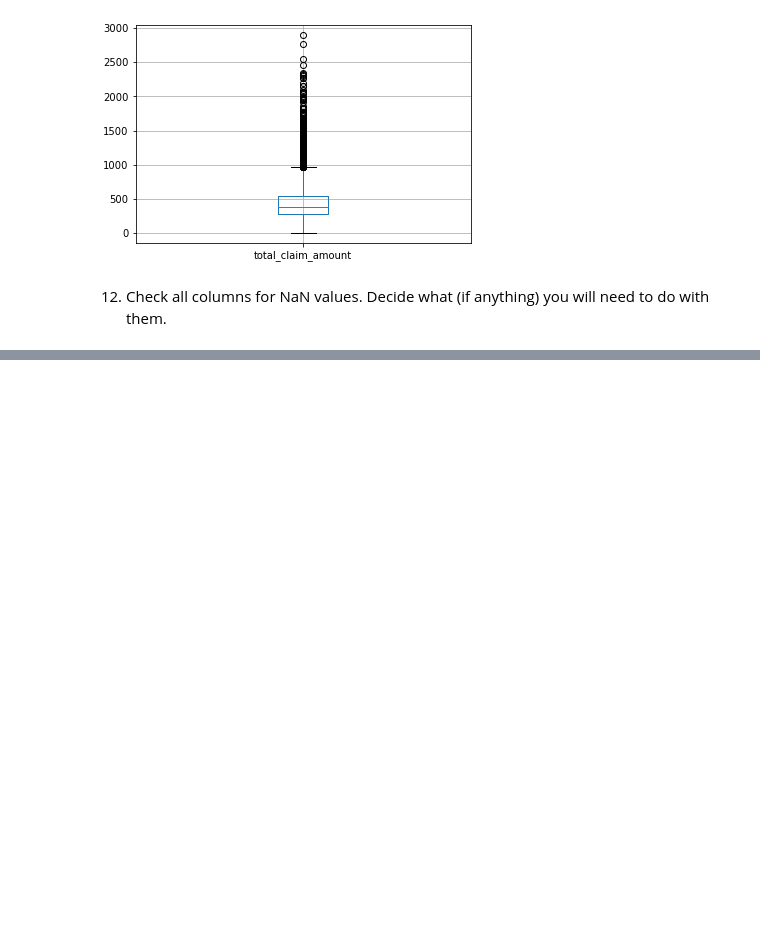
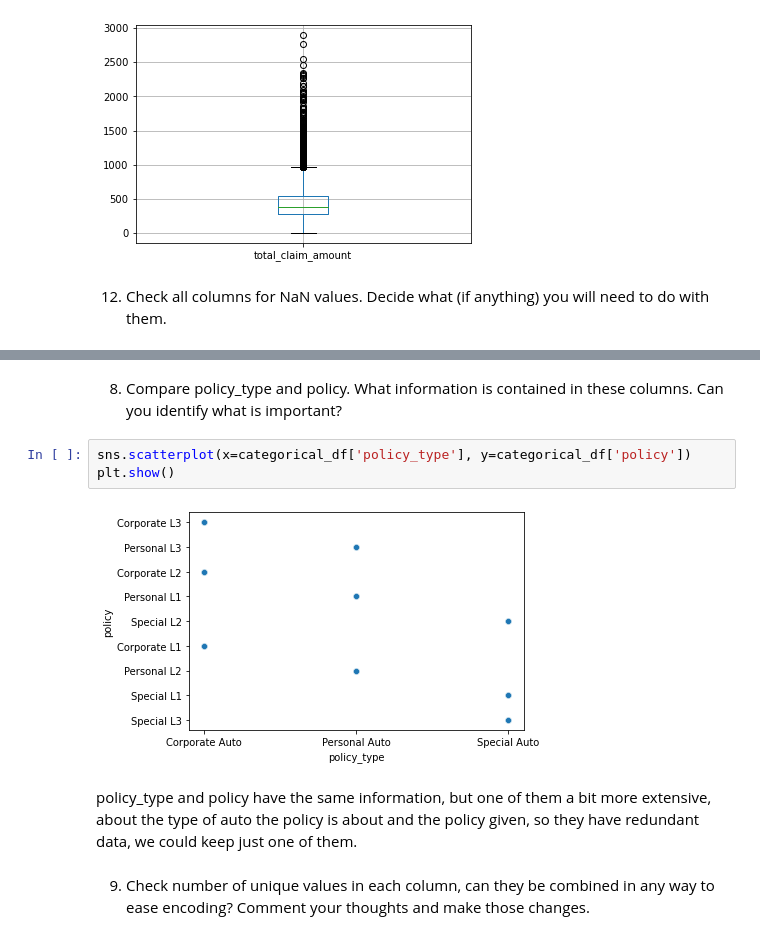
Before and after one commit to JuliaVazquez/lab-cleaning-numerical-data, a Jupyter notebook: files_for_lab/Lab-Cleaning numerical data.ipynb, the cells around one changed output, grey strips where cells are left out. Drawn from its saved outputs; the diff is of its cells as text; blank space fills up the shorter version.

```diff
--- a/files_for_lab/Lab-Cleaning numerical data.ipynb
+++ b/files_for_lab/Lab-Cleaning numerical data.ipynb
@@ -365,0 +413,13 @@ dtype: int64
+# %% [markdown]
+8. Compare policy_type and policy. What information is contained in these columns. Can you identify what is important?
+# %%
+sns.scatterplot(x=categorical_df['policy_type'], y=categorical_df['policy'])
+plt.show()
+# %% [output]
+[figure, added]
+# %% [markdown]
+
+
+policy_type and policy have the same information, but one of them a bit more extensive, about the type of auto the policy is about and the policy given, so they have redundant data, we could keep just one of them.
+# %% [markdown]
+9. Check number of unique values in each column, can they be combined in any way to ease encoding? Comment your thoughts and make those changes.
```
Also changed, not shown: parts of 16 cells of this notebook.
